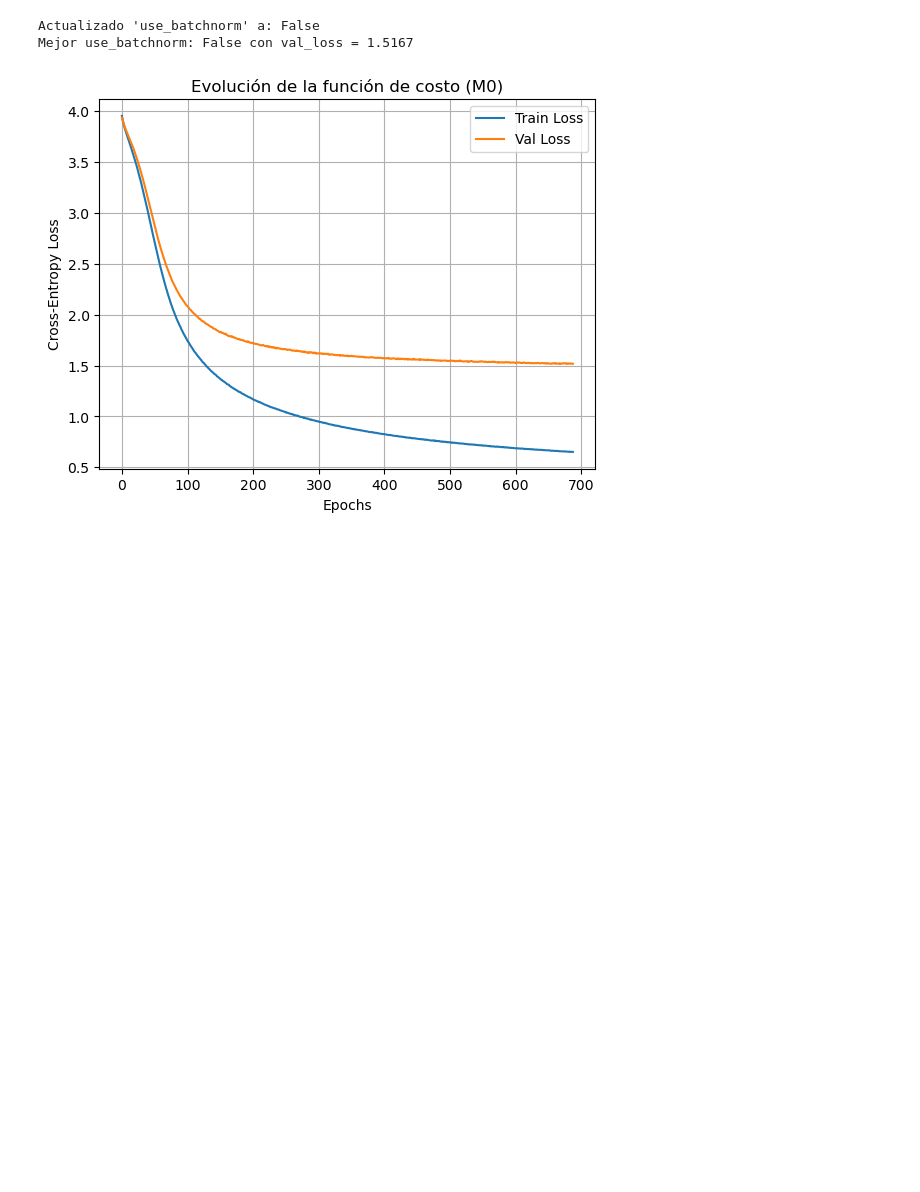
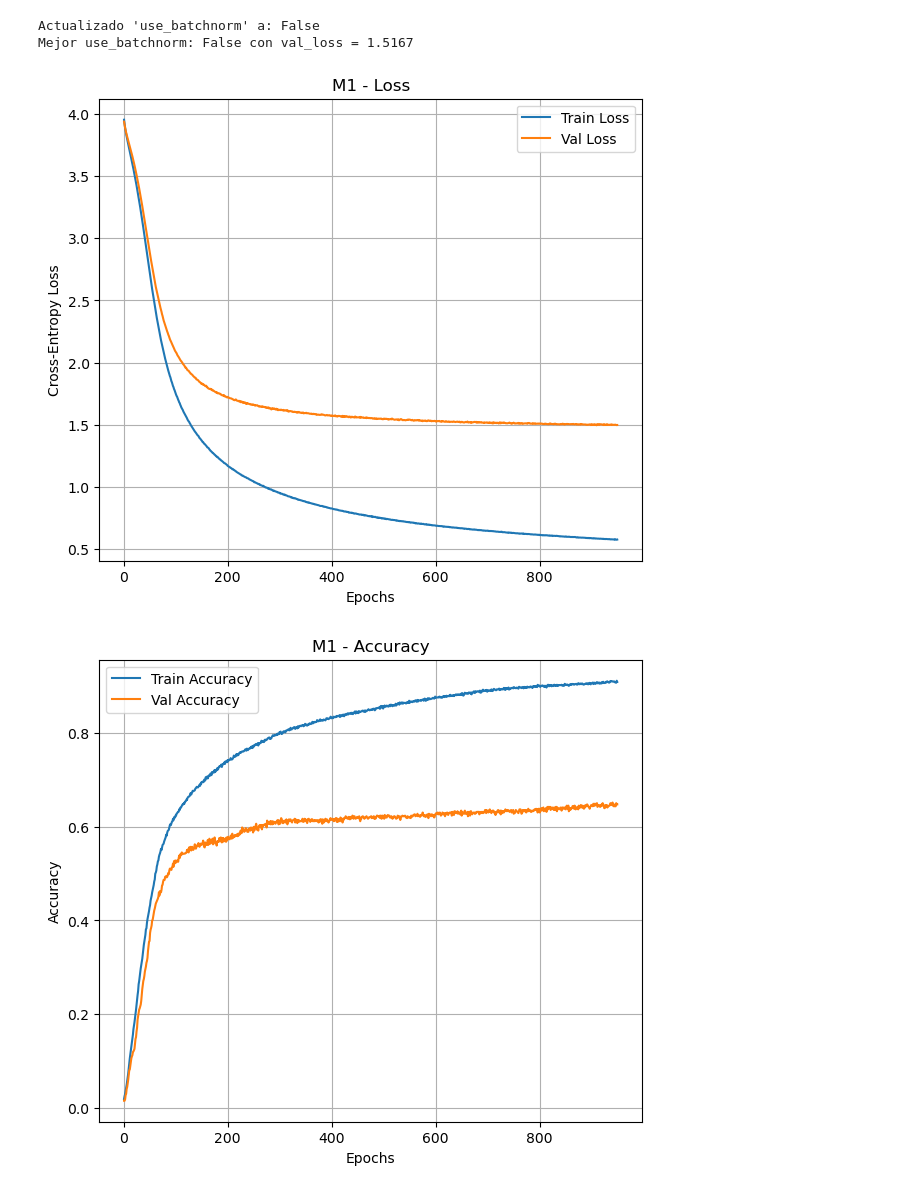
Before and after one commit to ilunomb/ML, a Jupyter notebook: TP3/notebooks/Nomberg_Ilan_Notebook_TP3.ipynb, the cells around one changed output. Saved outputs shown, nothing was run; the diff lists cells and outputs as text; code cells hidden in the pictures; blank space fills up the shorter version.

```diff
--- a/TP3/notebooks/Nomberg_Ilan_Notebook_TP3.ipynb
+++ b/TP3/notebooks/Nomberg_Ilan_Notebook_TP3.ipynb
@@ -220,16 +286,10 @@ M1_history = M1.train(
     show_progress=True
 )
 # %%
-plt.plot(M1_history['train_loss'], label='Train Loss')
-plt.plot(M1_history['val_loss'], label='Val Loss')
-plt.xlabel("Epochs")
-plt.ylabel("Cross-Entropy Loss")
-plt.title("Evolución de la función de costo (M0)")
-plt.legend()
-plt.grid(True)
-plt.show()
+plot_history(M1_history, "M1")
 # %% [output]
-[figure, old version]
+[figure, new version]
+[figure, added]
 # %%
 M1.evaluate_metrics(X_train, y_train, title_prefix="Train")
 M1.evaluate_metrics(X_val, y_val, title_prefix="Validation")
```
Also changed, not shown: parts of 27 cells of this notebook, 32 other files.
